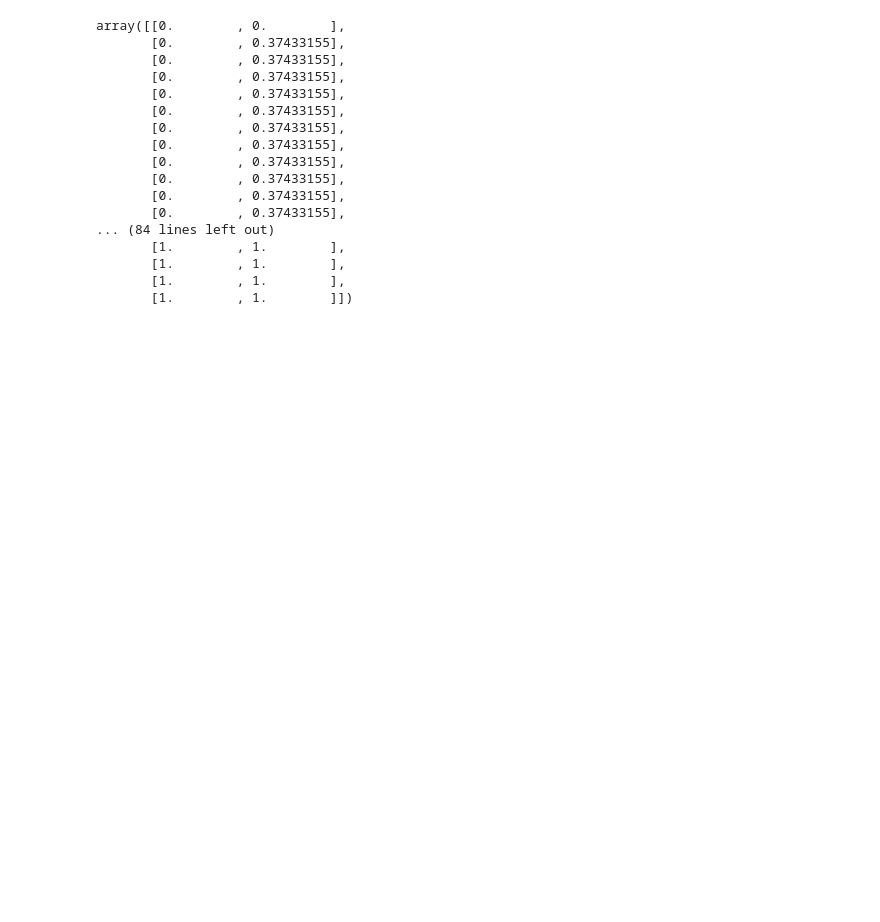
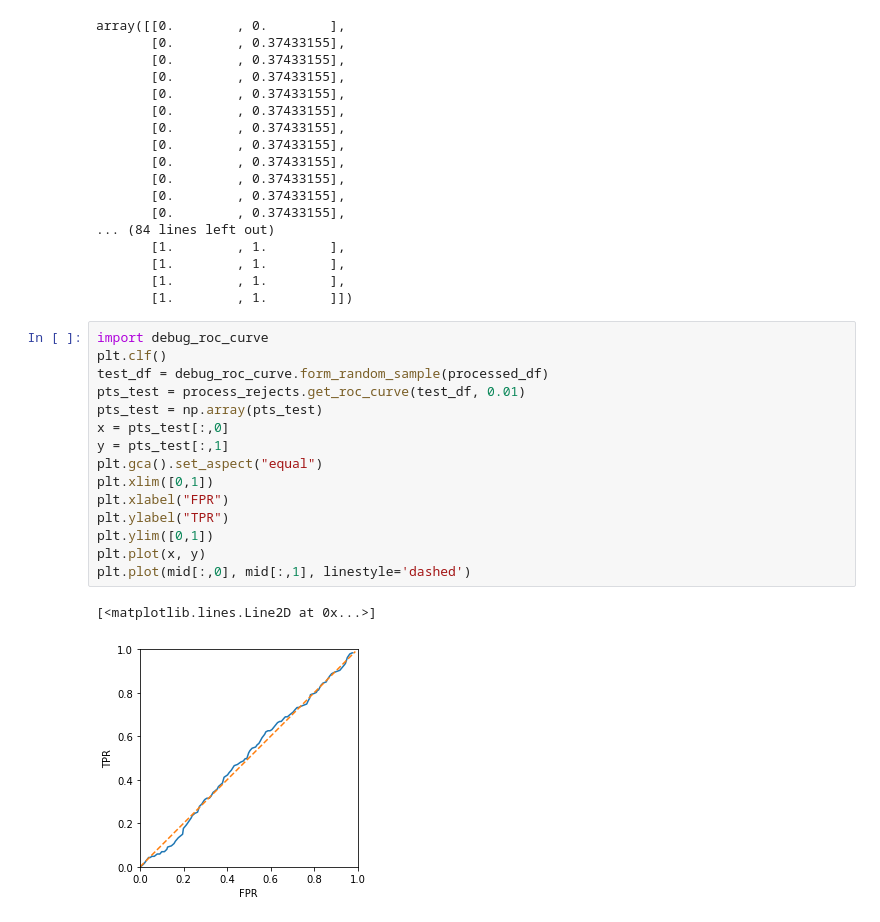
Before and after one commit to devourers/masters-diploma, a Jupyter notebook: sample.ipynb, the cells around one changed output. Drawn from its saved outputs; the diff is of its cells as text; blank space fills up the shorter version.

Commit message:
debugged roc curve

```diff
--- a/sample.ipynb
+++ b/sample.ipynb
@@ -148,3 +148,21 @@ array([[0.        , 0.        ],
        [1.        , 1.        ],
        [1.        , 1.        ],
        [1.        , 1.        ]])
+# %%
+import debug_roc_curve
+plt.clf()
+test_df = debug_roc_curve.form_random_sample(processed_df)
+pts_test = process_rejects.get_roc_curve(test_df, 0.01)
+pts_test = np.array(pts_test)
+x = pts_test[:,0]
+y = pts_test[:,1]
+plt.gca().set_aspect("equal")
+plt.xlim([0,1])
+plt.xlabel("FPR")
+plt.ylabel("TPR")
+plt.ylim([0,1])
+plt.plot(x, y)
+plt.plot(mid[:,0], mid[:,1], linestyle='dashed')
+# %% [output]
+[<matplotlib.lines.Line2D at 0x...>]
+[figure, added]
```
Also changed, not shown: 1 other file.
